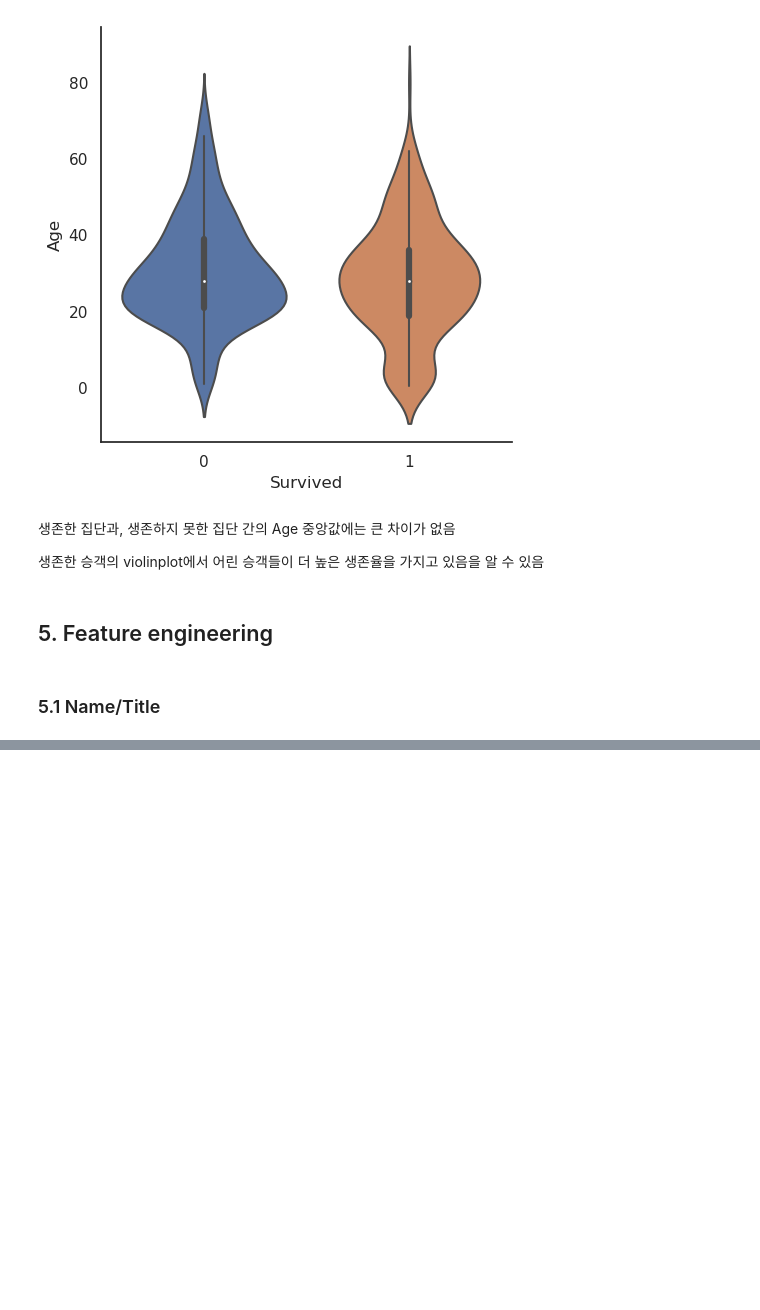
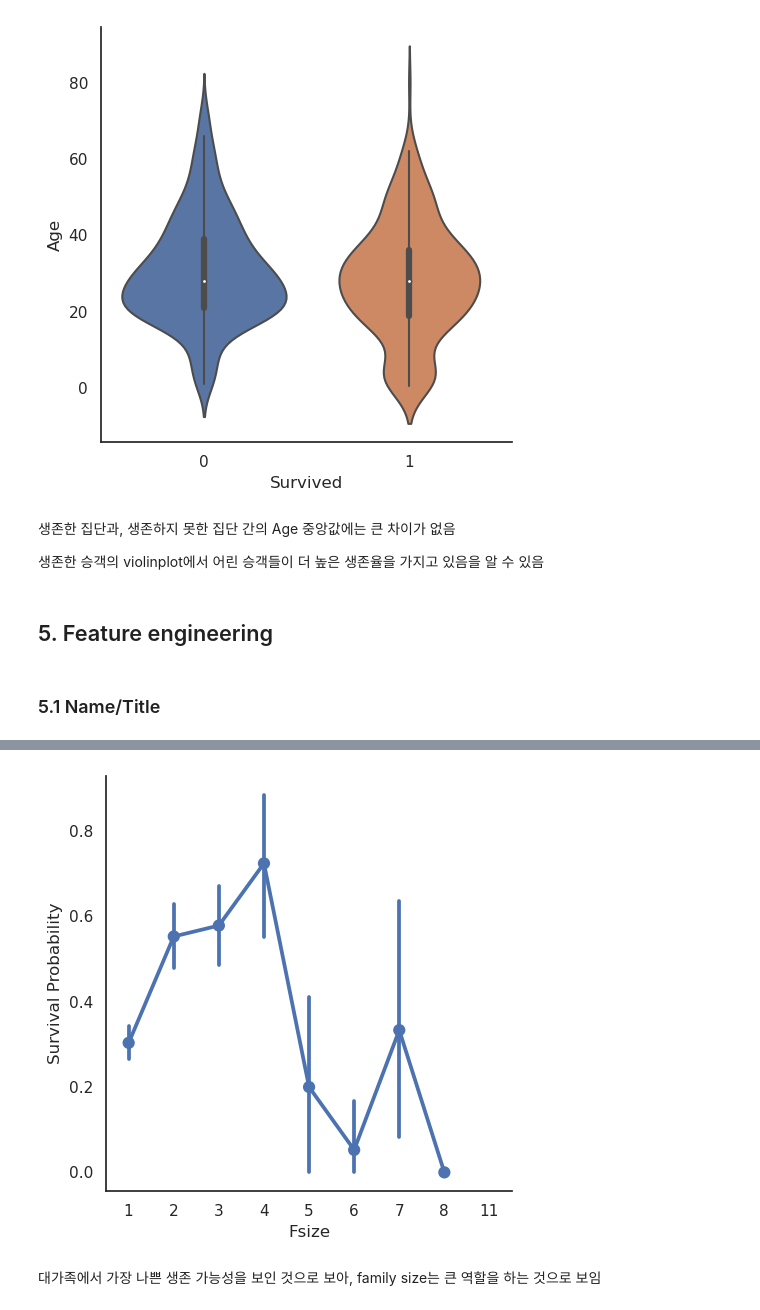
Before and after one commit to dduniverse/kaggle-copy, a Jupyter notebook: titanic-top-4-with-ensemble-modeling.ipynb, the cells around one changed output, grey strips where cells are left out. Saved outputs shown, nothing was run; the diff lists cells and outputs as text; code cells hidden in the pictures; blank space fills up the shorter version.

```diff
--- a/titanic-top-4-with-ensemble-modeling.ipynb
+++ b/titanic-top-4-with-ensemble-modeling.ipynb
@@ -500,0 +550,3 @@ g = sns.catplot(x='Survived', y='Age', data=train, kind='violin')
+# %%
+# Name 변수 삭제
+dataset.drop(labels = ["Name"], axis = 1, inplace = True)
@@ -500,0 +557,10 @@ g = sns.catplot(x='Survived', y='Age', data=train, kind='violin')
+# %%
+# Fize 만들기
+dataset['Fsize'] = dataset['SibSp'] + dataset['Parch'] + 1
+# %%
+g = sns.catplot(x='Fsize', y='Survived', data=dataset, kind='point')
+g = g.set_ylabels('Survival Probability')
+# %% [output]
+[figure, added]
+# %% [markdown]
+대가족에서 가장 나쁜 생존 가능성을 보인 것으로 보아, family size는 큰 역할을 하는 것으로 보임
```
Also changed, not shown: parts of 43 cells of this notebook.
